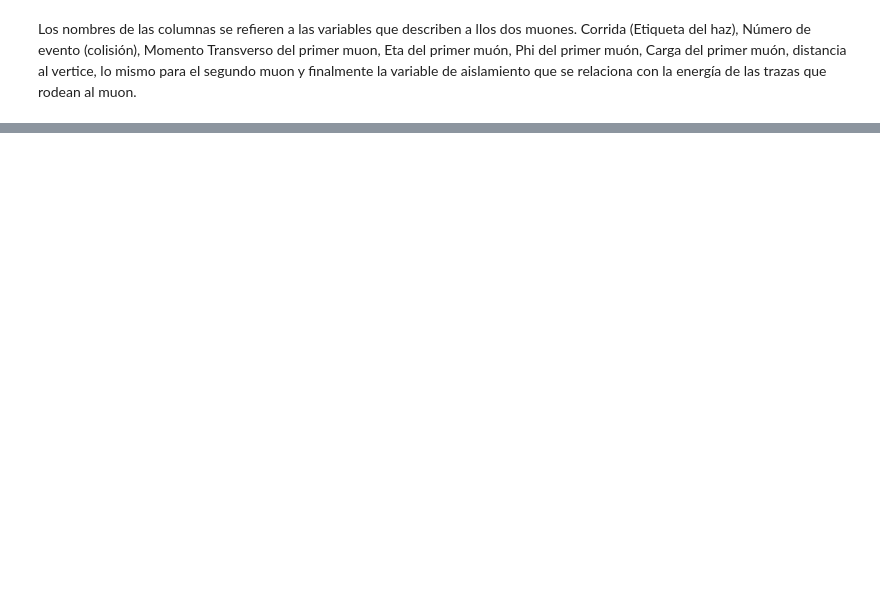
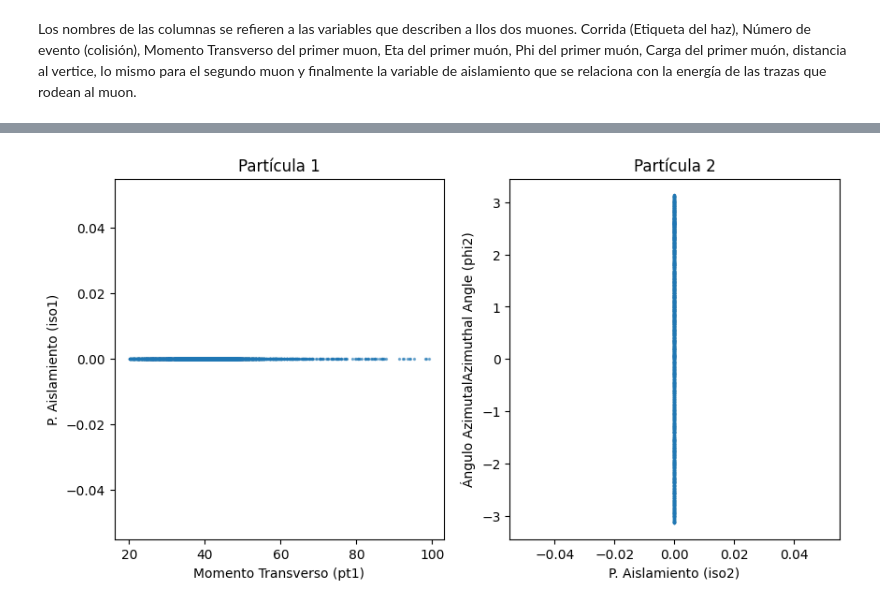
Before and after one commit to ProgramasParaFisicaDeParticulas/lecturadecvsopendatacvsfiles-ManuelPerezOrt, a Jupyter notebook: LeyendoCSVDelOpendataDelCMS.ipynb, the cells around one changed output, grey strips where cells are left out. Cells and saved outputs as stored; diff of their text form; code cells hidden in the pictures; blank space fills up the shorter version.

```diff
--- a/LeyendoCSVDelOpendataDelCMS.ipynb
+++ b/LeyendoCSVDelOpendataDelCMS.ipynb
@@ -106,0 +232,20 @@ fig_5.show()
+# %%
+# @title Aislamiento vs Azimuthal Angle
+
+import matplotlib.pyplot as plt
+
+plt.figure(figsize=(10, 5))
+
+plt.subplot(1, 2, 1)
+plt.scatter(filtered_particles['pt1'], filtered_particles['iso1'], s=2, alpha=0.5)
+plt.xlabel('Momento Transverso (pt1)')
+plt.ylabel('P. Aislamiento (iso1)')
+plt.title('Partícula 1')
+
+plt.subplot(1, 2, 2)
+plt.scatter(filtered_particles['iso2'], filtered_particles['phi2'], s=2, alpha=0.5)
+plt.xlabel('P. Aislamiento (iso2)')
+plt.ylabel('Ángulo AzimutalAzimuthal Angle (phi2)')
+_ = plt.title('Partícula 2')
+# %% [output]
+[figure, added]
```
Also changed, not shown: parts of 10 cells of this notebook.
